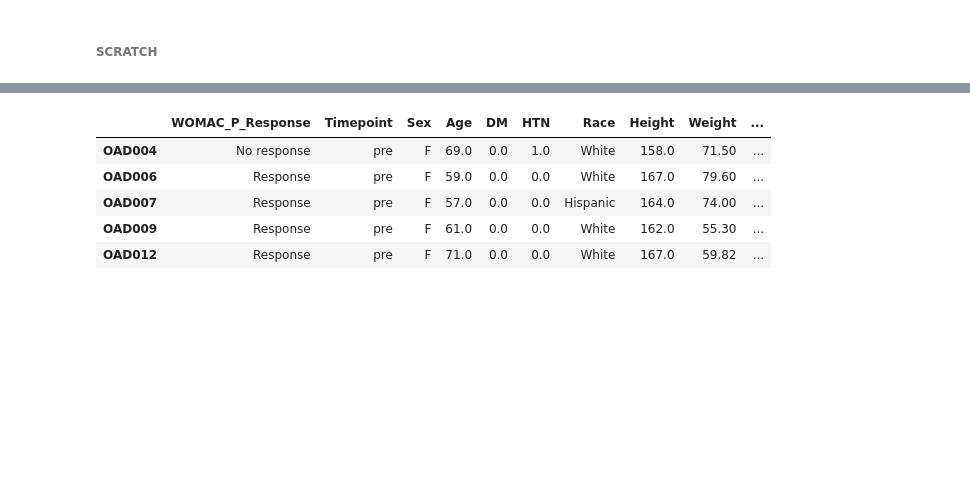
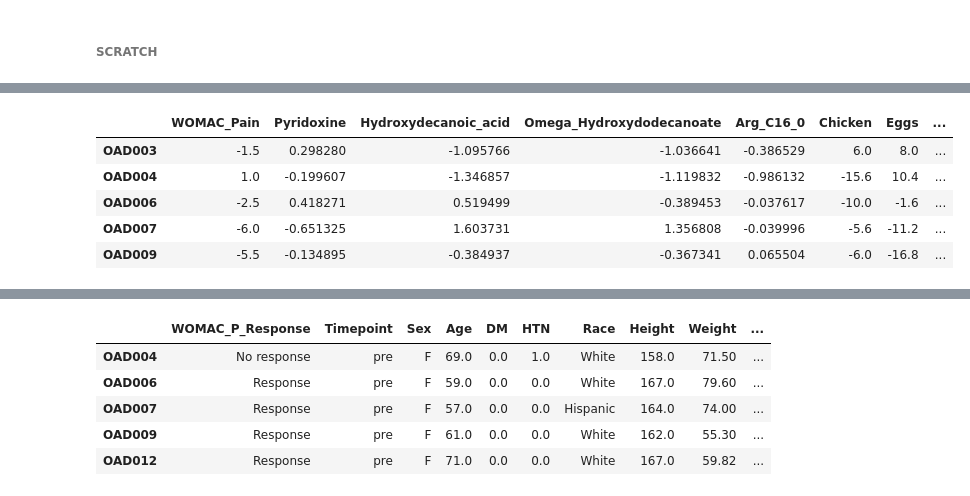
Before and after one commit to kbpi314/oa, a Jupyter notebook: code/oa_v4.ipynb, the cells around one changed output, grey strips where cells are left out. Saved outputs shown, nothing was run; the diff lists cells and outputs as text; code cells hidden in the pictures; blank space fills up the shorter version.

```diff
--- a/code/oa_v4.ipynb
+++ b/code/oa_v4.ipynb
@@ -2869,7 +3007,7 @@ for g in ['stool', 'saliva']:
 
     # only compute for paired samples
     df_map = type_to_df_map[g].copy()
-    df_map = df_map[df_map.duplicated(subset=['HostSubjectId'], keep=False)]
+    # df_map = df_map[df_map.duplicated(subset=['HostSubjectId'], keep=False)]
 
     for t in [['Response'], ['No response']]:
         print(t)
@@ -2877,6 +3015,10 @@ for g in ['stool', 'saliva']:
 
         # drop NA in pain response
         df_map_sub = df_map_sub.dropna(subset='WOMAC_pain')
+
+        # get correct index
+        df_map_sub = df_map_sub.set_index('Together')
+        df_map_sub.index = df_map_sub.index.map(lambda x: x.split('.guma')[0])
 
         # find overlapping samples between df_raw and df_map_sub
         keep = list(set(df_map_sub.index.values).intersection(set(df_raw.index.values)))
@@ -2889,7 +3031,7 @@ for g in ['stool', 'saliva']:
         df = df_raw.loc[keep,keep]
 
         # takes in distance matrix
-        print(permanova_oneway(df, levels=[0 if x == 'pre' else 1 for x in dx]))
+        print(labtools.statistics.permanova_oneway(df, levels=[0 if x == 'pre' else 1 for x in dx]))
 
         from sklearn.manifold import MDS
 
@@ -3830,6 +3989,3 @@ for g in ['stool','saliva']:
 df.head()
 # %% [markdown]
 ### New section ###
-# %%
-df_otu = gt_to_otu['stool']['all']
-df_map
@@ -3898,8 +4035,8 @@ df_path_stool = gt_to_path[g][t].copy()
 df_outcomes = df_diff['WOMAC_pain']
 
 # merge all dfs
-df_merge = pd.concat([df_diet, df_meta_stool, df_meta_plasma, df_otu_stool, df_path_stool, df_outcomes],axis=1)
-df_merge.head()
+df_merge_diffs = pd.concat([df_diet, df_meta_stool, df_meta_plasma, df_otu_stool, df_path_stool, df_outcomes],axis=1)
+df_merge_diffs.head()
 # %% [output]
 |  | animal_proteins_red | refined_grains | solanaceae | saturated | pastries | milk_derivates | ... |
 | OAD001 | 0.0 | 0.0 | 0.0 | 0.0 | 0.0 | 0.0 | ... |
@@ -4248,6 +4574,85 @@ df_corr.head()
 | OAD006 | -2.5 | -0.044181 | 0.418271 | 1.222726 | 0.508608 | ... |
 | OAD007 | -6.0 | -1.611473 | -0.651325 | 0.102244 | -0.551160 | ... |
 | OAD009 | -5.5 | -0.379576 | -0.134895 | -0.241268 | 0.133767 | ... |
+# %%
+# df for R
+keep = ['Sex','Age','DM','HTN','Race','Height','Weight']
+
+df_merge = df5.copy()
+df_map = type_to_df_map[g].copy()
+df_map = df_map[df_map.duplicated(subset='HostSubjectId', keep=False)]
+df_map = df_map.drop_duplicates(subset='HostSubjectId')
+df_map.index = df_map.index.map(lambda x: x.split('.p')[0].replace('-',''))
+
+df_map = df_map.loc[:,keep]
+
+df_merge = pd.concat([df_merge, df_map, gt_to_df_diet['stool']['diff']],axis=1)
+
+v_to_v ={
+   'WOMAC_pain': 'WOMAC_Pain',#_Improvement',
+    #'H_Glycocholic_acid_diff_stool': 'Gut_Glycocholic_acid',
+    #'H_Glycochenodeoxycholate_diff_stool':'Gut_Glycochenodeoxycholate',
+    #'H_Deoxycholate_diff_stool': 'Gut_Deoxycholate',
+    'H_Pyridoxine_diff_stool': 'Pyridoxine',
+    #'H_Hydroxydecanoate_diff_stool': 'Gut_Hydroxydecanoate',
+    #'H_Delta_Methyldodecenoic_Acid_diff_stool': 'Gut_Delta_Methyldodecenoic_Acid',
+    #'H_Arg-C16:0_diff_stool': 'Gut_Arg-C16:0',
+    'H_Hydroxydecanoic_acid_diff_stool': 'Hydroxydecanoic_acid',
+    'H_Omega_Hydroxydodecanoate_diff_stool': 'Omega_Hydroxydodecanoate',
+    #'H_Monohydroxylated_bile_acid_diff_stool': 'Gut_Monohydroxylated_bile_acid',
+    #'H_Methylpentanoic_acid_diff_stool': 'Gut_Methylpentanoic_acid',
+    'H_Arg-C16:0_diff_stool': 'Arg_C16_0',
+    #'H_Tetrahydroxylated_bile_acid_diff_stool': 'Tetrahydroxylated_Bile_Acid',
+    #'H_Pyridoxine_diff_stool': 'Gut_Pyridoxine',
+    #'H_Glycocholic_acid_diff_plasma': 'Plasma_Glycocholic_Acid',
+    #'H_Glycochenodeoxycholate_diff_plasma':'Plasma_Glycochenodeoxycholate',
+    #'H_Deoxycholate_diff_plasma':'Plasma_Deoxycholate',
+    'chicken.1':'Chicken',
+    'egg': 'Eggs',
+    #'plant_protein': 'Plant_Protein',
+    #'PUFA':'PUFA',
+    #'Total_omega6':'Omega6',
+      'd__Bacteria;p__Firmicutes_A;c__Clostridia_258483;o__Lachnospirales;f__Lachnospiraceae;g__Limivivens': 'Lachnospiraceae_Limivivens',
+      'd__Bacteria;p__Firmicutes_A;c__Clostridia_258483;o__Lachnospirales;f__Lachnospiraceae;g__Anaerostipes': 'Lachnospiraceae_Anaerostipes',
+      'd__Bacteria;p__Firmicutes_A;c__Clostridia_258483;o__Lachnospirales;f__Lachnospiraceae;g__Butyribacter': 'Lachnospiraceae_Butyribacter',
+      #'d__Bacteria;p__Verrucomicrobiota;c__Verrucomicrobiae;o__Verrucomicrobiales;f__Akkermansiaceae;g__Akkermansia': 'Akkermansia',
+      'd__Bacteria;p__Firmicutes_A;c__Clostridia_258483;o__Lachnospirales;f__Lachnospiraceae;g__Butyribacter': 'Butyribacter',
+    'd__Bacteria;p__Bacteroidota;c__Bacteroidia;o__Bacteroidales;__;__': 'Bacteroidales',
+    'd__Bacteria;p__Bacteroidota;c__Bacteroidia;o__Bacteroidales;f__Marinifilaceae;g__Butyricimonas': 'Butyricimonas',
+    'd__Bacteria;p__Bacteroidota;c__Bacteroidia;o__Flavobacteriales_877923;f__Weeksellaceae;g__Cloacibacterium': 'Cloacibacterium'
+}
+
+df_merge2 = df_merge.rename(columns=v_to_v)#.drop('Timepoint',axis=1)
+df_merge2 = df_merge.dropna()
+df_merge2.to_csv(path + 'inputs/df_curated_R2.tsv', sep='\t')
+
+# subset on corr vars
+corr_vars = list(v_to_v.values())
+
+#spec = ['plasma_meta_alpha_diff','stool_meta_alpha_diff','stool_taxa_alpha_diff']
+#df_merge = pd.concat([df_merge[spec], df_diet, df_meta, df_otu, df_path, df_outcomes],axis=1)
+df_merge = df_merge.rename(columns=v_to_v)#.drop('Timepoint',axis=1)
+# corr_vars = list(v_to_v.keys())
+
+# df_merge = pd.concat([df5[spec + ['WOMAC_P_Response']], df_diet, df_meta, df_otu, df_path, df_outcomes],axis=1)
+
+df_corr = df_merge.loc[:,corr_vars + ['WOMAC_P_Response']]
+# with label
+df_corr.to_csv(path + 'inputs/df_corr_R2_label.tsv', sep='\t')
+df_corr = df_merge.loc[:,corr_vars]
+df_corr = df_corr.dropna()
+df_corr = df_corr.loc[:,~df_corr.columns.duplicated()].copy()
+df_corr.to_csv(path + 'inputs/df_corr_R2.tsv', sep='\t')
+
+
+df_corr.head()
+# %% [output]
+|  | WOMAC_Pain | Pyridoxine | Hydroxydecanoic_acid | Omega_Hydroxydodecanoate | Arg_C16_0 | Chicken | Eggs | ... |
+| OAD003 | -1.5 | 0.298280 | -1.095766 | -1.036641 | -0.386529 | 6.0 | 8.0 | ... |
+| OAD004 | 1.0 | -0.199607 | -1.346857 | -1.119832 | -0.986132 | -15.6 | 10.4 | ... |
+| OAD006 | -2.5 | 0.418271 | 0.519499 | -0.389453 | -0.037617 | -10.0 | -1.6 | ... |
+| OAD007 | -6.0 | -0.651325 | 1.603731 | 1.356808 | -0.039996 | -5.6 | -11.2 | ... |
+| OAD009 | -5.5 | -0.134895 | -0.384937 | -0.367341 | 0.065504 | -6.0 | -16.8 | ... |
 # %%
 df_merge.columns.values
 # chicken.1
```
Also changed, not shown: parts of 35 cells of this notebook, 1 other file.
